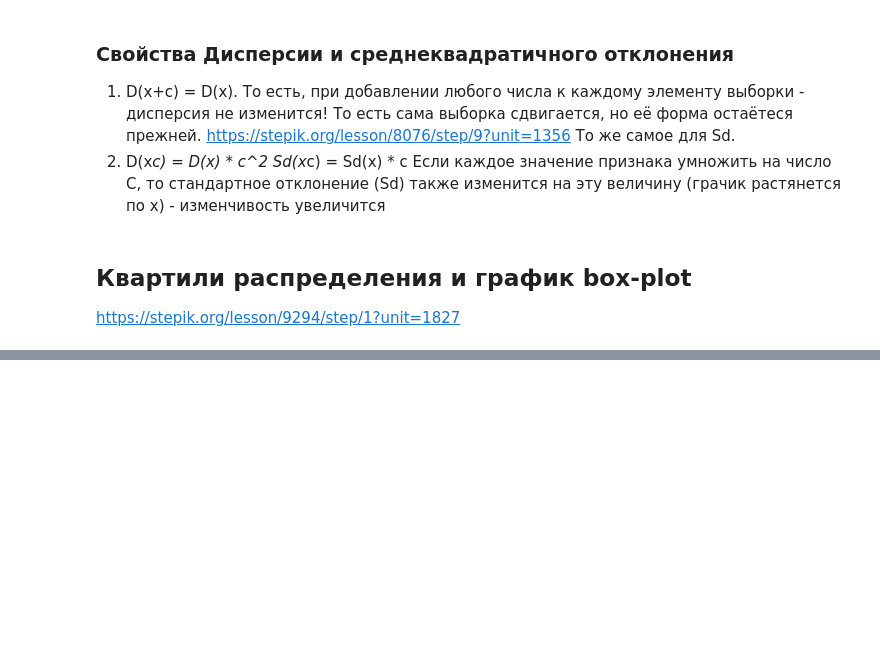
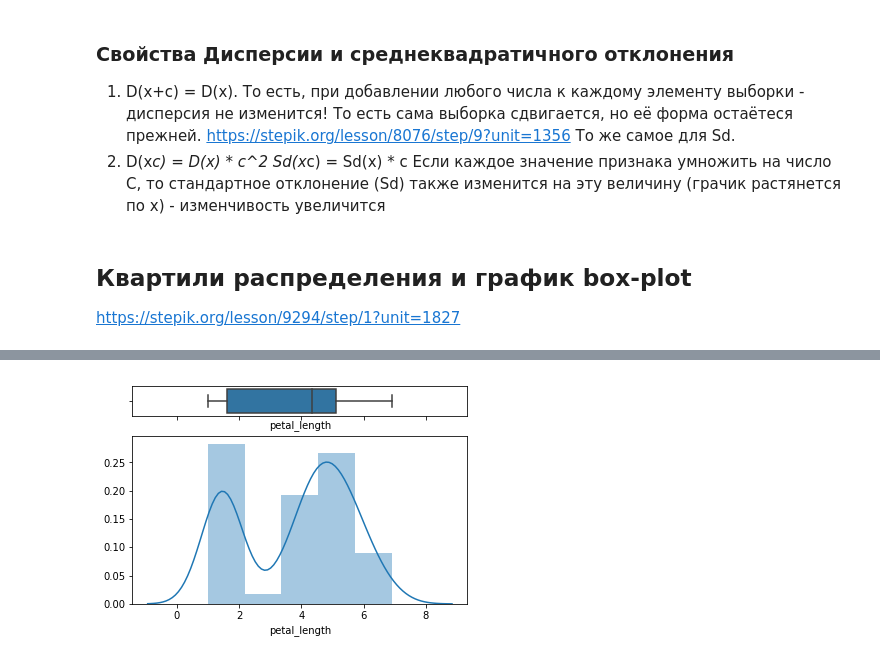
Before and after one commit to Hubbitus/learn-stepik-statistics, a Jupyter notebook: docker/BeakerX/notebooks/Основы статистики - степик курс.ipynb, the cells around one changed output, grey strips where cells are left out. Drawn from its saved outputs; the diff is of its cells as text; code cells hidden in the pictures; blank space fills up the shorter version.

```diff
--- a/docker/BeakerX/notebooks/Основы статистики - степик курс.ipynb
+++ b/docker/BeakerX/notebooks/Основы статистики - степик курс.ipynb
@@ -215,0 +303,6 @@ https://stepik.org/lesson/9294/step/1?unit=1827
+# %%
+f, (ax_box, ax_hist) = plt.subplots(2, sharex=True, gridspec_kw={"height_ratios": (.15, .85)})
+sns.boxplot(df["petal_length"], ax=ax_box)
+sns.distplot(df["petal_length"], ax=ax_hist);
+# %% [output]
+[figure, added]
```
Also changed, not shown: parts of 17 cells of this notebook.
